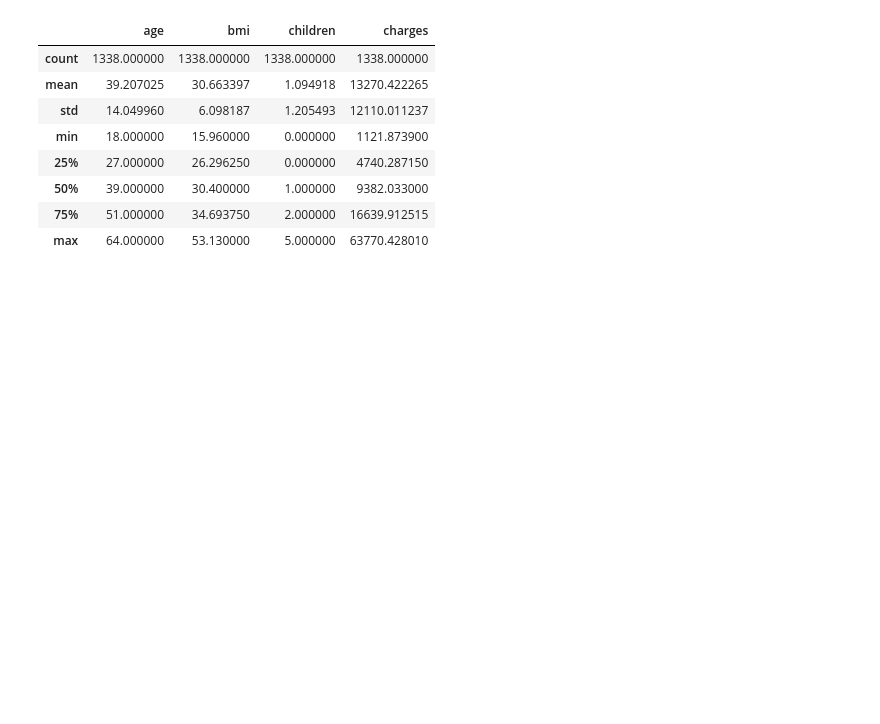
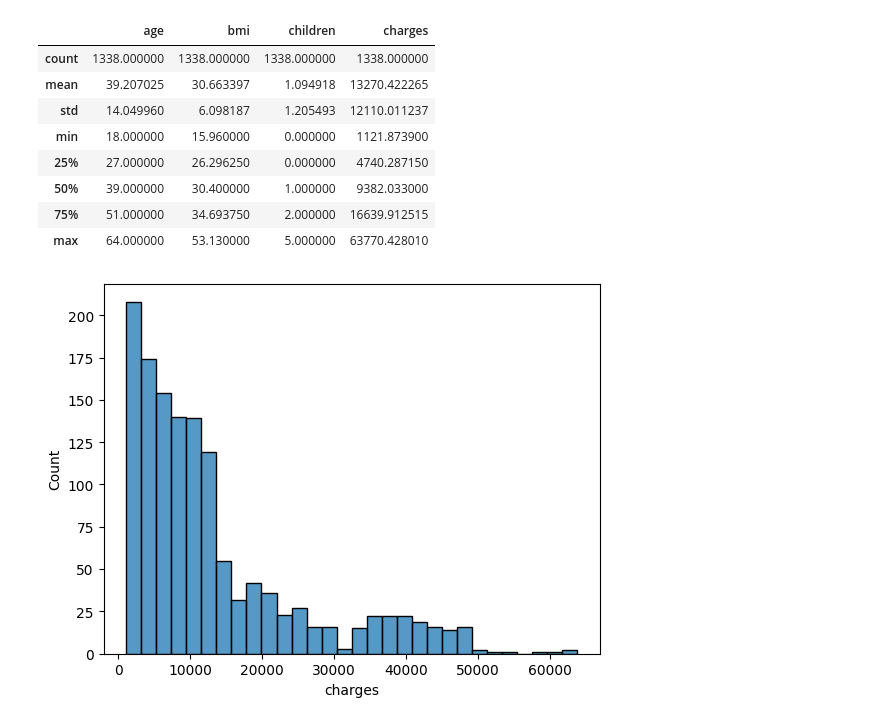
Before and after one commit to michaelhudson2205/Maven_Regression_and_Forecasting, a Jupyter notebook: notebooks/v_028_exploring_target.ipynb, the cells around one changed output. Drawn from its saved outputs; the diff is of its cells as text; code cells hidden in the pictures; blank space fills up the shorter version.

```diff
--- a/notebooks/v_028_exploring_target.ipynb
+++ b/notebooks/v_028_exploring_target.ipynb
@@ -41,3 +41,7 @@ insurance.describe()
 | 50% | 39.000000 | 30.400000 | 1.000000 | 9382.033000 |
 | 75% | 51.000000 | 34.693750 | 2.000000 | 16639.912515 |
 | max | 64.000000 | 53.130000 | 5.000000 | 63770.428010 |
+# %%
+sns.histplot(insurance['charges']);
+# %% [output]
+[figure, added]
```
Also changed, not shown: parts of 2 cells of this notebook.
